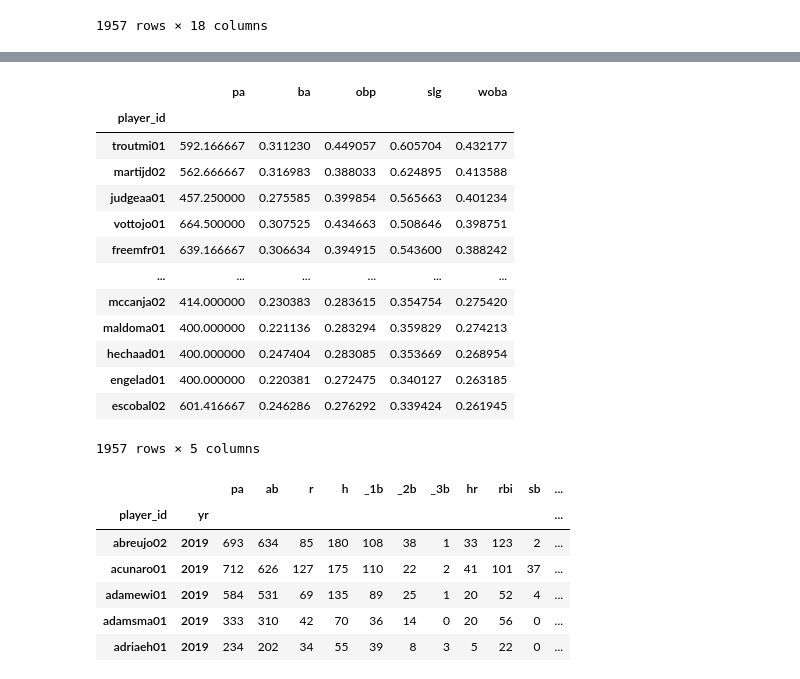
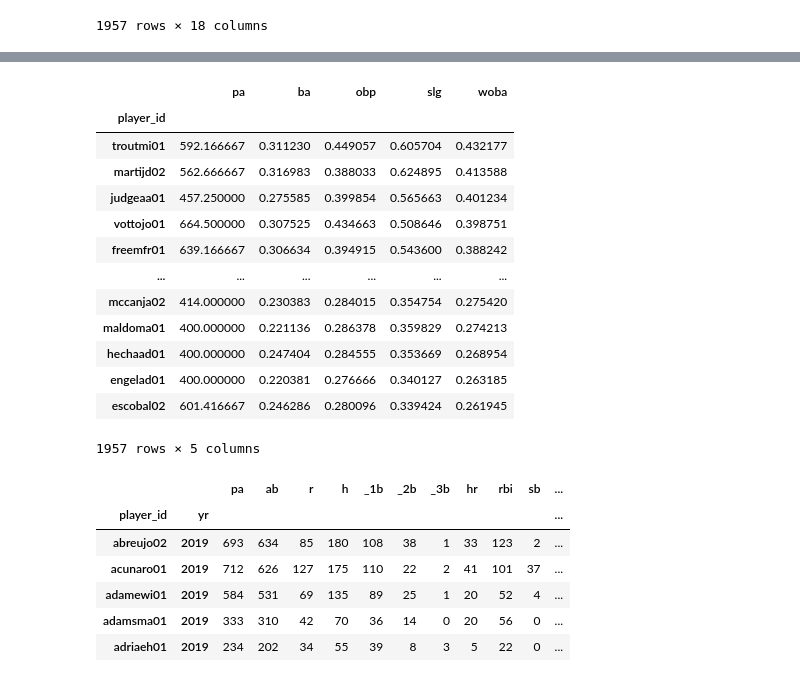
Before and after one commit to sdvinay/marcels, a Jupyter notebook: marcels.ipynb, the cells around one changed output, grey strips where cells are left out. Saved outputs shown, nothing was run; the diff lists cells and outputs as text; code cells hidden in the pictures.

```diff
--- a/marcels.ipynb
+++ b/marcels.ipynb
@@ -11,7 +11,7 @@ yearly_weights = {2016: 3, 2017: 4, 2018: 5}
 prior_yrs = list(yearly_weights.keys())
 
 # I'll project these stats on a per-PA basis
-proj_stats = ["ab", "r", "_1b", "_2b", "_3b", "hr", "rbi", "sb", "cs", "bb", "so", "ibb", "hbp", "sh", "sf", "gidp"]
+proj_stats = ["ab", "r", "h", "_1b", "_2b", "_3b", "hr", "rbi", "sb", "cs", "bb", "so", "ibb", "hbp", "sh", "sf", "gidp"]
 # %%
 # Load and clean up prior-year data
 priors = pd.read_csv('batting.csv').query('yr in @prior_yrs').set_index(['player_id', 'yr'])
@@ -85,8 +86,8 @@ def regress_players_to_level(df, regress_level):
     ballast.index = df.index
     ballast.columns = proj_stats
     ballast['pa'] = pas_to_add
-    priors_regressed = df[proj_stats] + ballast
-    priors_regressed = priors_regressed[['pa'] + proj_stats]
+    cols = ['pa'] + proj_stats
+    priors_regressed = df[cols] + ballast[cols]
     return priors_regressed
 
 priors_regressed = regress_players_to_level(prior_weighted_avg, lg_avg)
@@ -109,41 +110,39 @@ priors_regressed
 # %%
 # These are pretty good projections right here.  We could add age adjustments, but I'm stopping here for now
 # Let's add some rate stats
 
-def get_woba(stats):
+def compute_woba(stats):
     woba_weights = {'ob': .702, 'ibb': -.702, 'tb': .37, 'h': -.21}
     return sum([stats[stat]*woba_weights[stat] for stat in woba_weights.keys()])/(stats['pa'] - stats['ibb'])
 
 def add_batting_rate_stats(df):
-    df['pa'] = df['ab'] + df['bb'] + df['hbp'] + df['sf'] + df['sh']
-    df['h'] = df['_1b'] + df['_2b'] + df['_3b'] + df['hr']
     df['outs'] = df['ab'] - df['h'] + df['cs'] + df['sf']
     df['tb'] = df['h'] + df['_2b'] + 2*df['_3b'] + 3*df['hr']
     df['ob'] = df['h'] + df['bb'] + df['hbp']
     df['ba'] = df['h'] / df['ab']
-    df['obp'] = df['ob'] / df['pa']
+    df['obp'] = df['ob'] / (df['pa'] -df['sh'])
     df['slg'] = df['tb'] / df['ab']
     df['ops'] = df['obp'] + df['slg']
-    df['woba'] = get_woba(df)
+    df['woba'] = compute_woba(df)
     return df
 
 projections = add_batting_rate_stats(priors_regressed)
 
 projections.sort_values('woba', ascending=False)[['pa', 'ba', 'obp', 'slg', 'woba']]
 # %% [output]
 |  | pa | ba | obp | slg | woba |
 | player_id |  |  |  |  |  |
 | troutmi01 | 592.166667 | 0.311230 | 0.449057 | 0.605704 | 0.432177 |
 | martijd02 | 562.666667 | 0.316983 | 0.388033 | 0.624895 | 0.413588 |
 | judgeaa01 | 457.250000 | 0.275585 | 0.399854 | 0.565663 | 0.401234 |
 | vottojo01 | 664.500000 | 0.307525 | 0.434663 | 0.508646 | 0.398751 |
 | freemfr01 | 639.166667 | 0.306634 | 0.394915 | 0.543600 | 0.388242 |
 | ... | ... | ... | ... | ... | ... |
-| mccanja02 | 414.000000 | 0.230383 | 0.283615 | 0.354754 | 0.275420 |
-| maldoma01 | 400.000000 | 0.221136 | 0.283294 | 0.359829 | 0.274213 |
-| hechaad01 | 400.000000 | 0.247404 | 0.283085 | 0.353669 | 0.268954 |
-| engelad01 | 400.000000 | 0.220381 | 0.272475 | 0.340127 | 0.263185 |
-| escobal02 | 601.416667 | 0.246286 | 0.276292 | 0.339424 | 0.261945 |
+| mccanja02 | 414.000000 | 0.230383 | 0.284015 | 0.354754 | 0.275420 |
+| maldoma01 | 400.000000 | 0.221136 | 0.286378 | 0.359829 | 0.274213 |
+| hechaad01 | 400.000000 | 0.247404 | 0.284555 | 0.353669 | 0.268954 |
+| engelad01 | 400.000000 | 0.220381 | 0.276666 | 0.340127 | 0.263185 |
+| escobal02 | 601.416667 | 0.246286 | 0.280096 | 0.339424 | 0.261945 |
 1957 rows × 5 columns
 # %%
 # Now let's evaluate the projections, for players who had at least 200 PA in 2019
```
Also changed, not shown: parts of 7 cells of this notebook.
